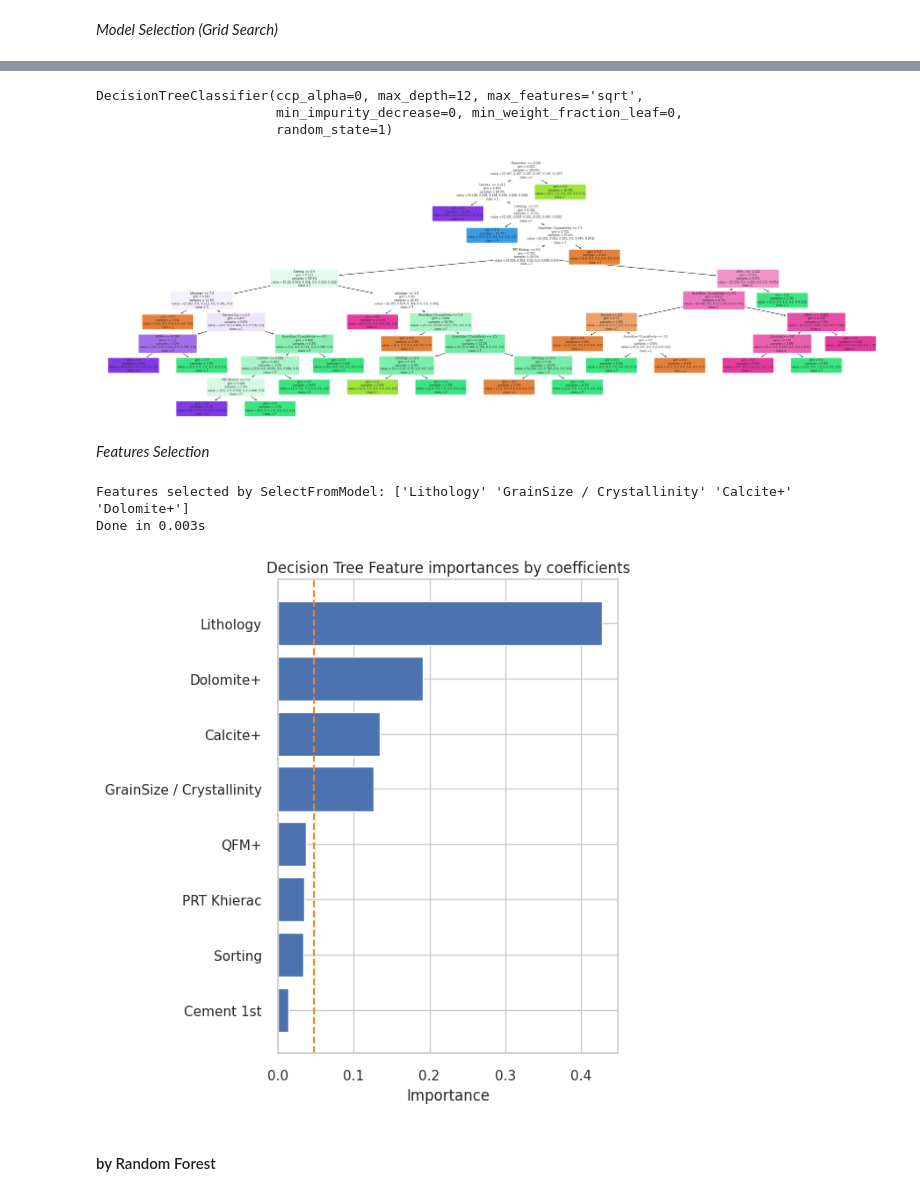
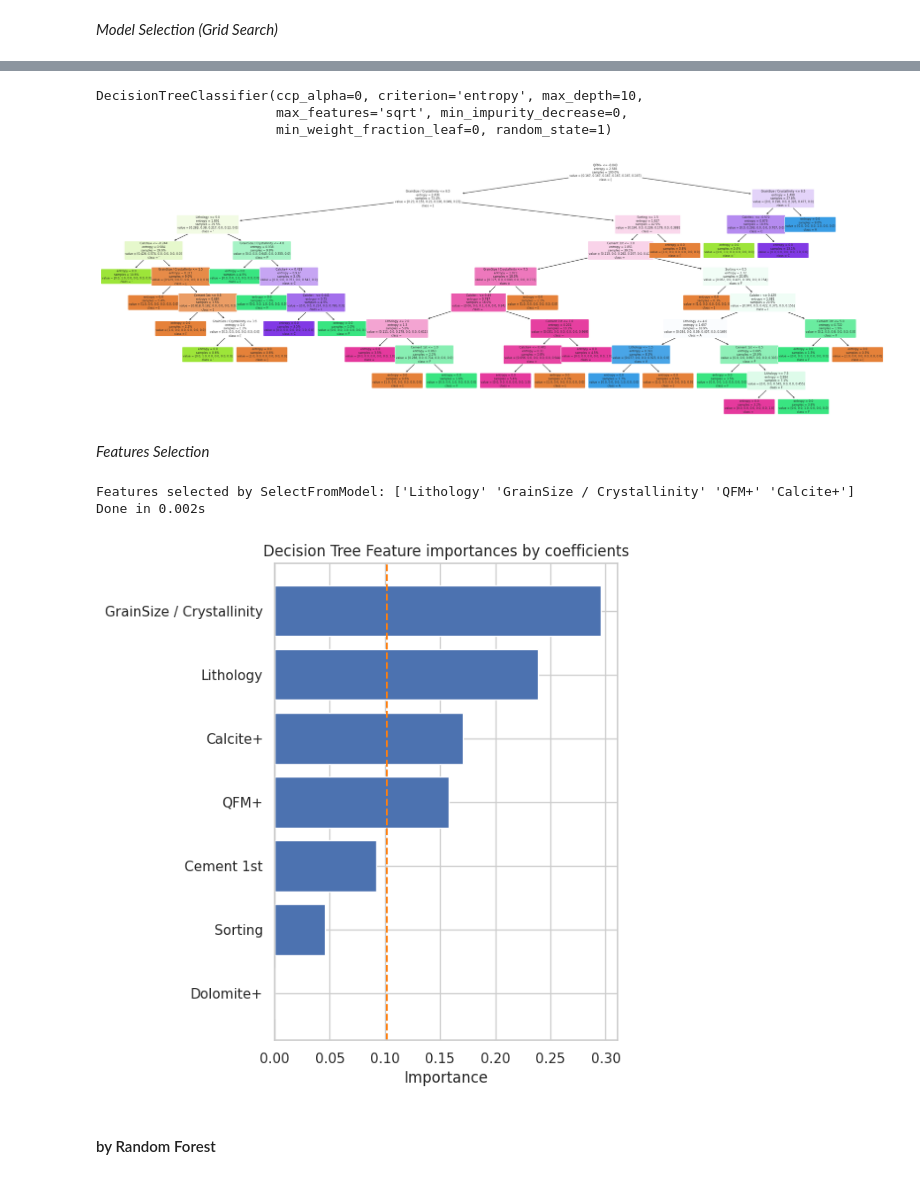
Before and after one commit to jpfsc/TCC-MBA-PUC-RJ, a Jupyter notebook: Machine_on_Rocks.ipynb, the cells around one changed output, grey strips where cells are left out. Saved outputs shown, nothing was run; the diff lists cells and outputs as text; code cells hidden in the pictures.

```diff
--- a/Machine_on_Rocks.ipynb
+++ b/Machine_on_Rocks.ipynb
@@ -1650,7 +1650,7 @@ categorical_columns = [
     # 'Pore Type 1st', 'Pore Size',
     # 'Por Size Max Vug Size in plug (mm)',
     # 'PRT Kmeans',
-    'PRT Khierac'
+    #'PRT Khierac'
 ]
 
 numerical_linear = [
@@ -1696,7 +1696,7 @@ _Split Train and Test dataset_
 from sklearn.model_selection import train_test_split
 X_train, X_test, y_train, y_test = train_test_split(X_class, y_class,
                                                     test_size=0.3,
-                                                    stratify= y)
+                                                    stratify = y_class)
 
 # Vamos olhar os shapes da bases de treino e teste
 
@@ -1872,43 +1892,43 @@ weighted avg       0.67      0.28      0.26        47
 # %%
 # treinar modelo
 
-model_DT = DecisionTreeClassifier(criterion = "gini",
+model_DT = DecisionTreeClassifier(criterion = "entropy",
                                   splitter = 'best',
-                                  max_depth = 12,
+                                  max_depth = 10,
                                   min_samples_split = 2,
                                   min_samples_leaf=1,
                                   min_weight_fraction_leaf = 0,
                                   max_features = 'sqrt',
                                   random_state=seed,
                                   max_leaf_nodes = None,
                                   min_impurity_decrease = 0,
                                   class_weight = None,
                                   ccp_alpha = 0)
 model_DT = model_DT.fit(X_train_preproc, y_train_preproc);
 print(model_DT)
 
 # Visualização gráfica da árvore de decisão
 from sklearn import tree
 
 fig, ax = plt.subplots(figsize=(30, 10))
 
 tree.plot_tree(model_DT,
                max_depth = None,
                feature_names = X_class_features,
                class_names = str(encoding_label.classes_),
                label = 'all',
                filled  = True,
                proportion = True,
                rounded = True,
                fontsize = 6)
 
 plt.savefig('Decision_Tree_Classification.png')
 plt.show()
 # %% [output]
-DecisionTreeClassifier(ccp_alpha=0, max_depth=12, max_features='sqrt',
-                       min_impurity_decrease=0, min_weight_fraction_leaf=0,
-                       random_state=1)
+DecisionTreeClassifier(ccp_alpha=0, criterion='entropy', max_depth=10,
+                       max_features='sqrt', min_impurity_decrease=0,
+                       min_weight_fraction_leaf=0, random_state=1)
-[figure, old version]
+[figure, new version]
 # %% [markdown]
 _Features Selection_
 # %%
@@ -1947,9 +1967,9 @@ plt.title("Decision Tree Feature importances by coefficients")
 plt.savefig('Decision Tree Features importance by coefficients')
 plt.show()
 # %% [output]
-Features selected by SelectFromModel: ['Lithology' 'GrainSize / Crystallinity' 'Calcite+' 'Dolomite+']
-Done in 0.003s
+Features selected by SelectFromModel: ['Lithology' 'GrainSize / Crystallinity' 'QFM+' 'Calcite+']
+Done in 0.002s
-[figure, old version]
+[figure, new version]
 # %% [markdown]
 #### by Random Forest
 # %% [markdown]
```
Also changed, not shown: parts of 12 cells of this notebook.
